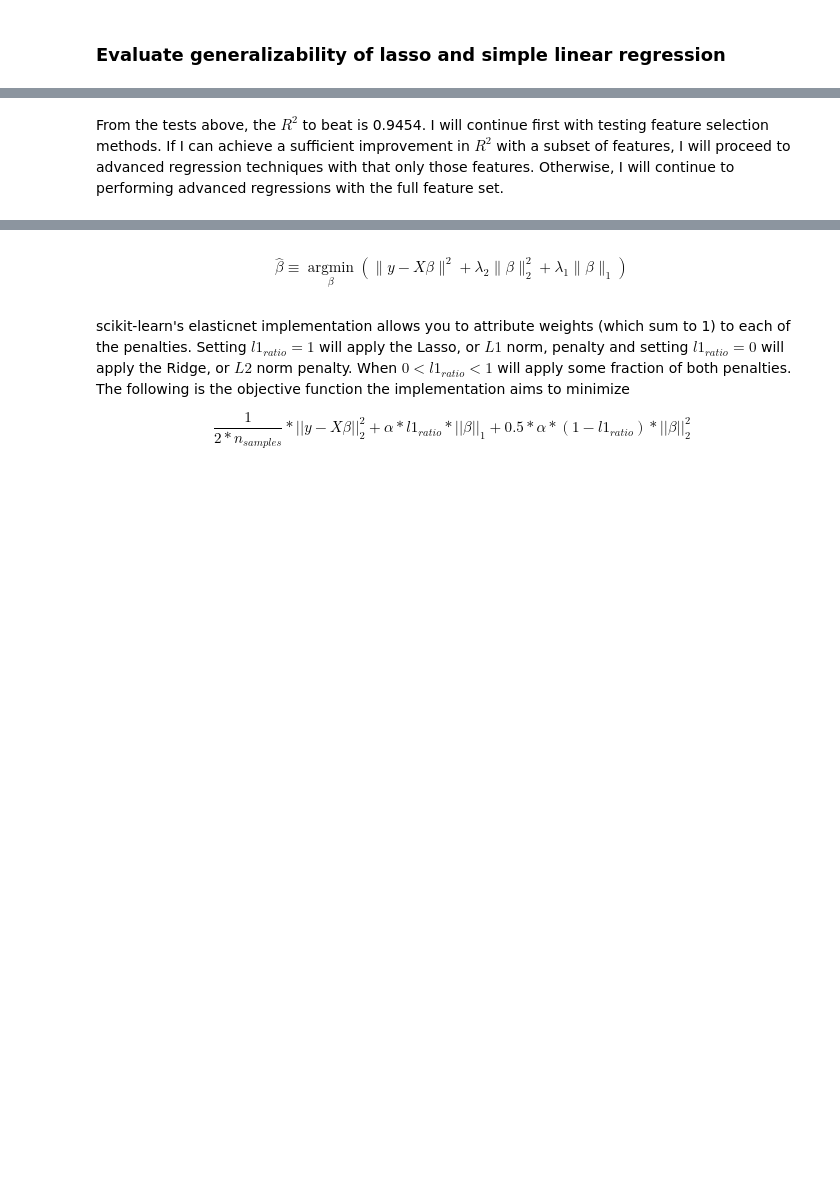
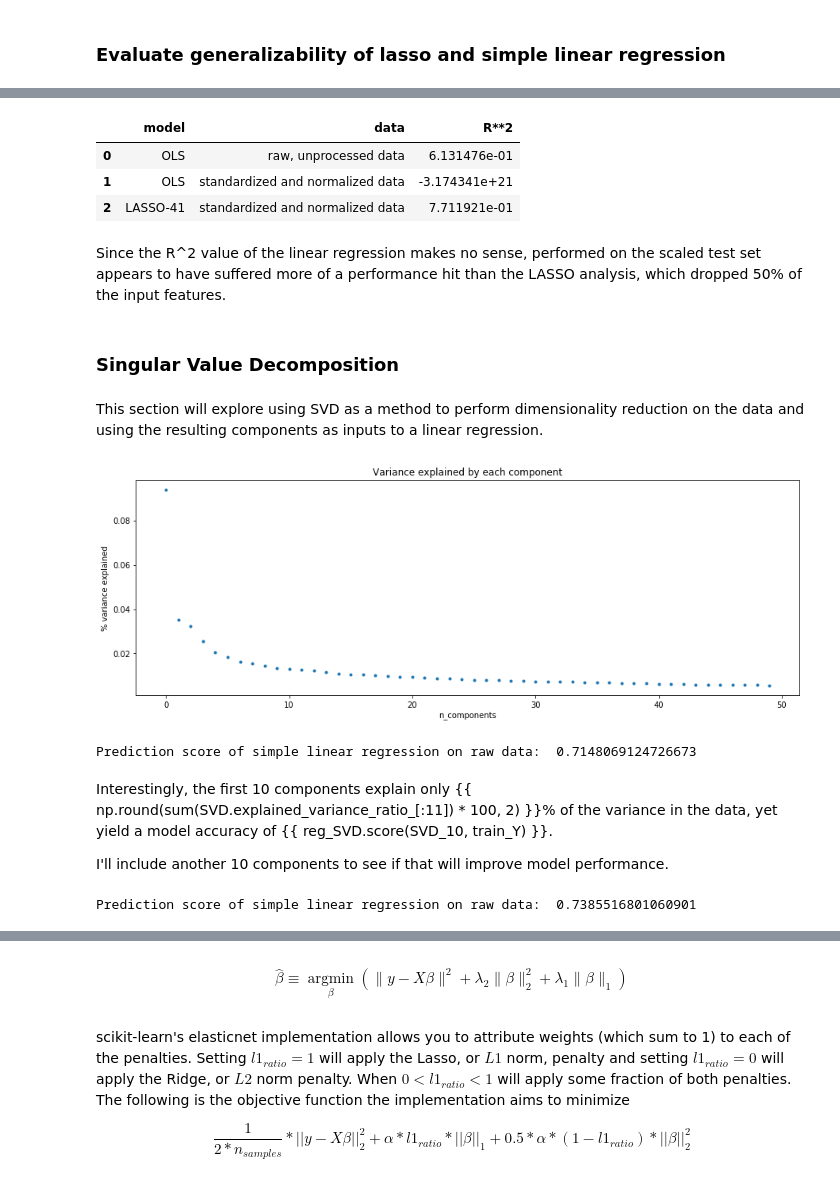
Before and after one commit to aditinabar/house-prices-modeling, a Jupyter notebook: Predicting House Prices.ipynb, the cells around one changed output, grey strips where cells are left out. Cells and saved outputs as stored; diff of their text form; code cells hidden in the pictures; blank space fills up the shorter version.

```diff
--- a/Predicting House Prices.ipynb
+++ b/Predicting House Prices.ipynb
@@ -320,2 +255,0 @@ X2 = pd.get_dummies(X.drop(X.columns[~feat_sel.get_support()], axis=1)).dropna()
-# %% [markdown]
-From the tests above, the $R^2$ to beat is 0.9454. I will continue first with testing feature selection methods. If I can achieve a sufficient improvement in $R^2$ with a subset of features, I will proceed to advanced regression techniques with that only those features. Otherwise, I will continue to performing advanced regressions with the full feature set.
@@ -321,0 +261,44 @@ From the tests above, the $R^2$ to beat is 0.9454. I will continue first with te
+# %%
+model_performance
+# %% [output]
+|  | model | data | R**2 |
+| 0 | OLS | raw, unprocessed data | 6.131476e-01 |
+| 1 | OLS | standardized and normalized data | -3.174341e+21 |
+| 2 | LASSO-41 | standardized and normalized data | 7.711921e-01 |
+# %% [markdown]
+Since the R^2 value of the linear regression makes no sense, performed on the scaled test set appears to have suffered more of a performance hit than the LASSO analysis, which dropped 50% of the input features.
+# %% [markdown]
+### Singular Value Decomposition
+# %% [markdown]
+This section will explore using SVD as a method to perform dimensionality reduction on the data and using the resulting components as inputs to a linear regression.
+# %%
+n_components = 50
+# %%
+SVD = TruncatedSVD(n_components=n_components, algorithm='randomized', random_state=7)
+SVD.fit(X_scaled)
+X_SVD_transformed = SVD.transform(X_scaled)
+plt.figure(figsize=(15, 5), facecolor='w', edgecolor='k')
+plt.plot(range(n_components), SVD.explained_variance_ratio_, '.')
+plt.title('Variance explained by each component')
+plt.xlabel('n_components')
+plt.ylabel('% variance explained')
+plt.show();
+# %% [output]
+[figure, added]
+# %%
+# fit linear regression on first 10 components given by the SVD's singular values.
+SVD_10 = pd.DataFrame(X_SVD_transformed).iloc[:,0:11]
+reg_SVD = lm.LinearRegression().fit(SVD_10, train_Y)
+print('Prediction score of simple linear regression on raw data: ', reg_SVD.score(SVD_10, train_Y))
+# %% [output]
+Prediction score of simple linear regression on raw data:  0.7148069124726673
+# %% [markdown]
+Interestingly, the first 10 components explain only {{ np.round(sum(SVD.explained_variance_ratio_[:11]) * 100, 2) }}% of the variance in the data, yet yield a model accuracy of {{ reg_SVD.score(SVD_10, train_Y) }}.
+
+I'll include another 10 components to see if that will improve model performance.
+# %%
+SVD_20 = pd.DataFrame(X_SVD_transformed).iloc[:,0:21]
+reg_SVD_20 = lm.LinearRegression().fit(SVD_20, train_Y)
+print('Prediction score of simple linear regression on raw data: ', reg_SVD_20.score(SVD_20, train_Y))
+# %% [output]
+Prediction score of simple linear regression on raw data:  0.7385516801060901
```
Also changed, not shown: parts of 22 cells of this notebook.
